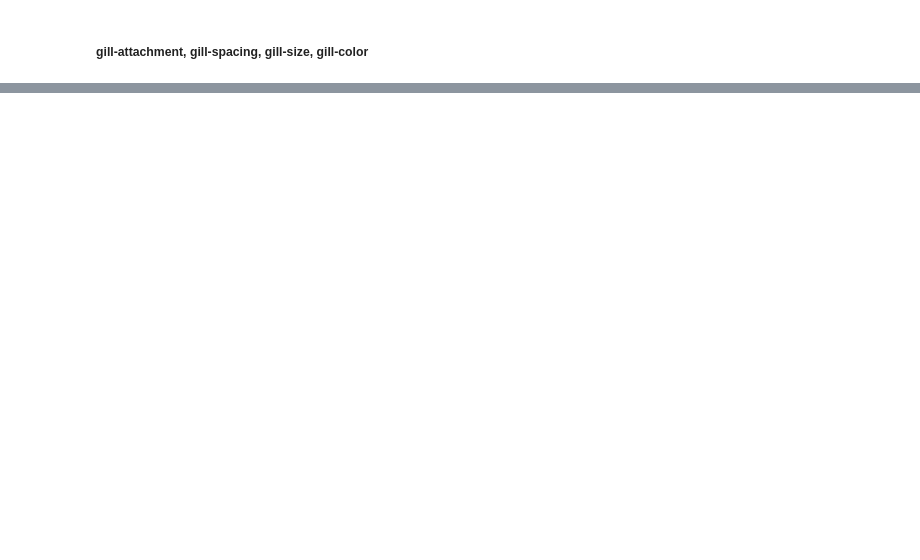
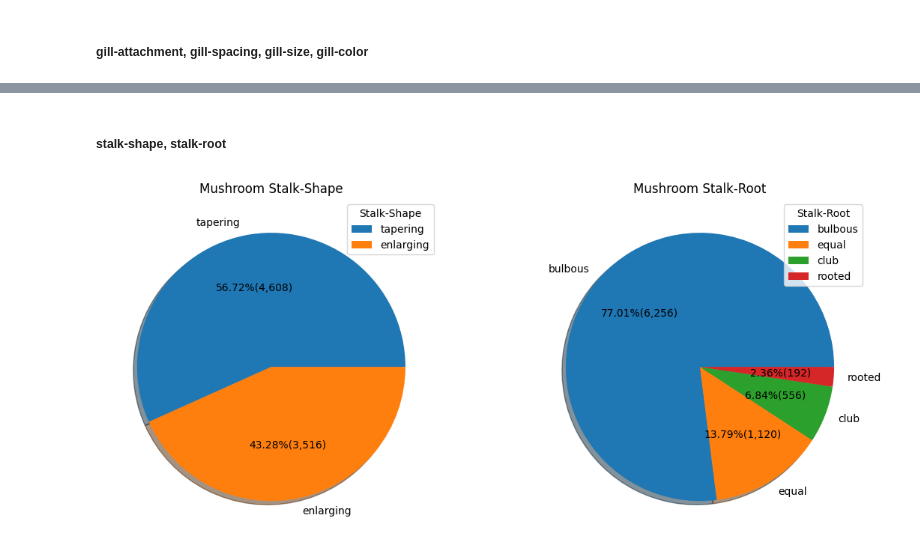
Before and after one commit to Akshay-Paunikar/iNeuron_Mushroom_Classification, a Jupyter notebook: mushroom/notebook/mushroom_EDA.ipynb, the cells around one changed output, grey strips where cells are left out. Drawn from its saved outputs; the diff is of its cells as text; code cells hidden in the pictures; blank space fills up the shorter version.

```diff
--- a/mushroom/notebook/mushroom_EDA.ipynb
+++ b/mushroom/notebook/mushroom_EDA.ipynb
@@ -448,0 +453,33 @@ plt.show()
+# %% [markdown]
+##### stalk-shape, stalk-root
+# %%
+plt.figure(figsize=(12,5))
+
+# stalk-shape
+
+ax1 = plt.subplot2grid((1,2),(0,0))
+
+dataStalkShape = mushroom['stalk-shape'].value_counts().values
+labelStalkShape = mushroom['stalk-shape'].value_counts().index
+
+plt.pie(x=dataStalkShape, labels=labelStalkShape,
+        autopct=lambda p : '{:.2f}%({:,.0f})'.format(p,p * sum(dataStalkShape)/100), shadow=True)
+plt.legend(labelStalkShape, loc='best', title='Stalk-Shape')
+plt.title("Mushroom Stalk-Shape")
+
+# stalk-root
+
+ax2 = plt.subplot2grid((1,2),(0,1))
+
+dataStalkRoot = mushroom['stalk-root'].value_counts().values
+labelStalkRoot = mushroom['stalk-root'].value_counts().index
+
+plt.pie(x=dataStalkRoot, labels=labelStalkRoot,
+        autopct=lambda p : '{:.2f}%({:,.0f})'.format(p,p * sum(dataStalkRoot)/100), shadow=True)
+plt.legend(labelStalkRoot, loc='best', title='Stalk-Root')
+plt.title("Mushroom Stalk-Root")
+
+plt.tight_layout()
+plt.show()
+# %% [output]
+[figure, added]
```
Also changed, not shown: parts of 13 cells of this notebook.
